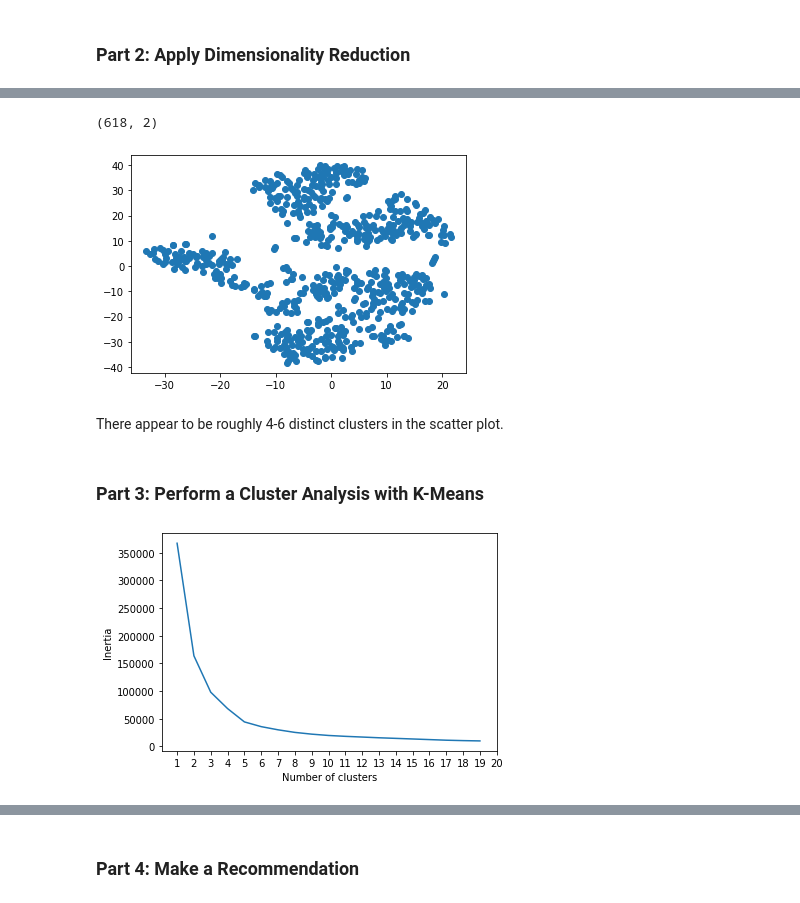
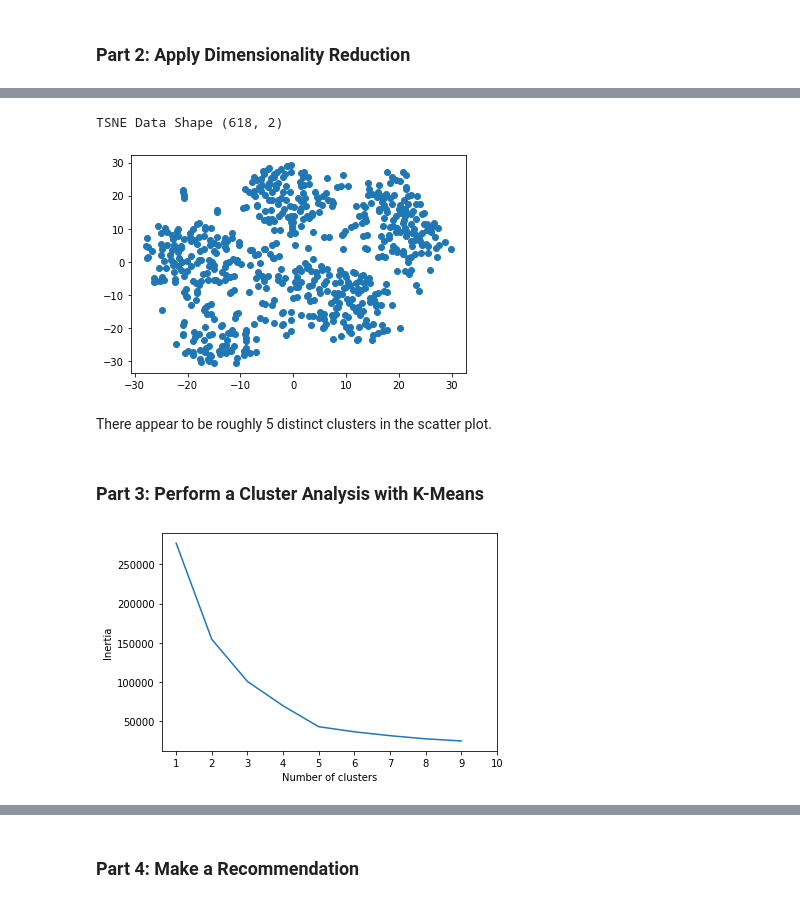
Before and after one commit to gdagger/unsupervised-machine-learning-challenge, a Jupyter notebook: myopia.ipynb, the cells around one changed output, grey strips where cells are left out. Cells and saved outputs as stored; diff of their text form; code cells hidden in the pictures.

```diff
--- a/myopia.ipynb
+++ b/myopia.ipynb
@@ -39,5 +39,6 @@ df2.head()
 # %%
 # Standardize dataset
 
-scaler = StandardScaler()
-data_standardized = scaler.fit_transform(df2)
+data_scaled = StandardScaler().fit_transform(X)
+
+print("Scaled dataframe shape:", data_scaled.shape)
@@ -44,13 +47,13 @@ data_standardized = scaler.fit_transform(df2)
 # %% [markdown]
 ### Part 2: Apply Dimensionality Reduction
 # %%
-# Apply PCA for dimensionality reduction
+# Apply PCA for dimensionality reduction from 14 to 10
 
-# Initialize PCA model to preserve 90% of explained variance
+# Initialize PCA model to preserve 90% of explained variance (10 components)
 pca = PCA(n_components=0.9)
 
 # Get principal components for the standardized myopia data
-myopia_pca = pca.fit_transform(data_standardized)
+myopia_pca = pca.fit_transform(data_scaled)
 # %%
 # Transform PCA data to a DataFrame
 df_myopia_pca = pd.DataFrame(
@@ -69,46 +72,57 @@ df_myopia_pca.head()
 # %%
 # Initialize t-SNE model
-tsne = TSNE(learning_rate=100)
+tsne = TSNE(learning_rate=800)
 
 # Reduce dimensions
 tsne_features = tsne.fit_transform(df_myopia_pca)
 
 # Check for reduced number of features (2 columns)
-tsne_features.shape
+print("TSNE Data Shape", tsne_features.shape)
 # %% [output]
-(618, 2)
+TSNE Data Shape (618, 2)
+# %%
+# Prepare to plot dataset
+
+# Store first column of transformed features as 'x'
+df_myopia_pca["x"] = tsne_features[:,0]
+
+# Store second column of transformed features as 'y'
+df_myopia_pca["y"] = tsne_features[:,1]
 # %%
 # Visualize the clusters
-plt.scatter(tsne_features[:,0], tsne_features[:,1])
+plt.scatter(df_myopia_pca["x"], df_myopia_pca["y"])
 plt.show()
 # %% [output]
-[figure, old version]
+[figure, new version]
 # %% [markdown]
-There appear to be roughly 4-6 distinct clusters in the scatter plot.
+There appear to be roughly 5 distinct clusters in the scatter plot.
 # %% [markdown]
 ### Part 3: Perform a Cluster Analysis with K-Means
 # %%
+# Finding the best value for k
 inertia = []
+k = list(range(1,10))
 
-k = list(range(1,20))
-
-# Looking for the best k
+# Calculate the inertia for the range of k values
 for i in k:
-    km = KMeans(n_clusters=i, random_state=0)
+    km = KMeans(n_clusters=i, random_state=42)
     km.fit(tsne_features)
     inertia.append(km.inertia_)
 
-# Define a DataFrame to plot the Elbow Curve using hvPlot
+# Create the Elbow Curve
 elbow_data = {"k": k, "inertia": inertia}
+
+# Define a DataFrame to plot the Elbow Curve using MatPlotLib
 df_elbow = pd.DataFrame(elbow_data)
 
+# Plot Elbow Curve
 plt.plot(df_elbow['k'], df_elbow['inertia'])
-plt.xticks(range(1,21))
+plt.xticks(range(1,11))
 plt.xlabel('Number of clusters')
 plt.ylabel('Inertia')
 plt.show()
 # %% [output]
-[figure, old version]
+[figure, new version]
 # %%
 # Initializing model with K = 5
 model_km = KMeans(n_clusters=5, random_state=1)
```
Also changed, not shown: parts of 6 cells of this notebook.
